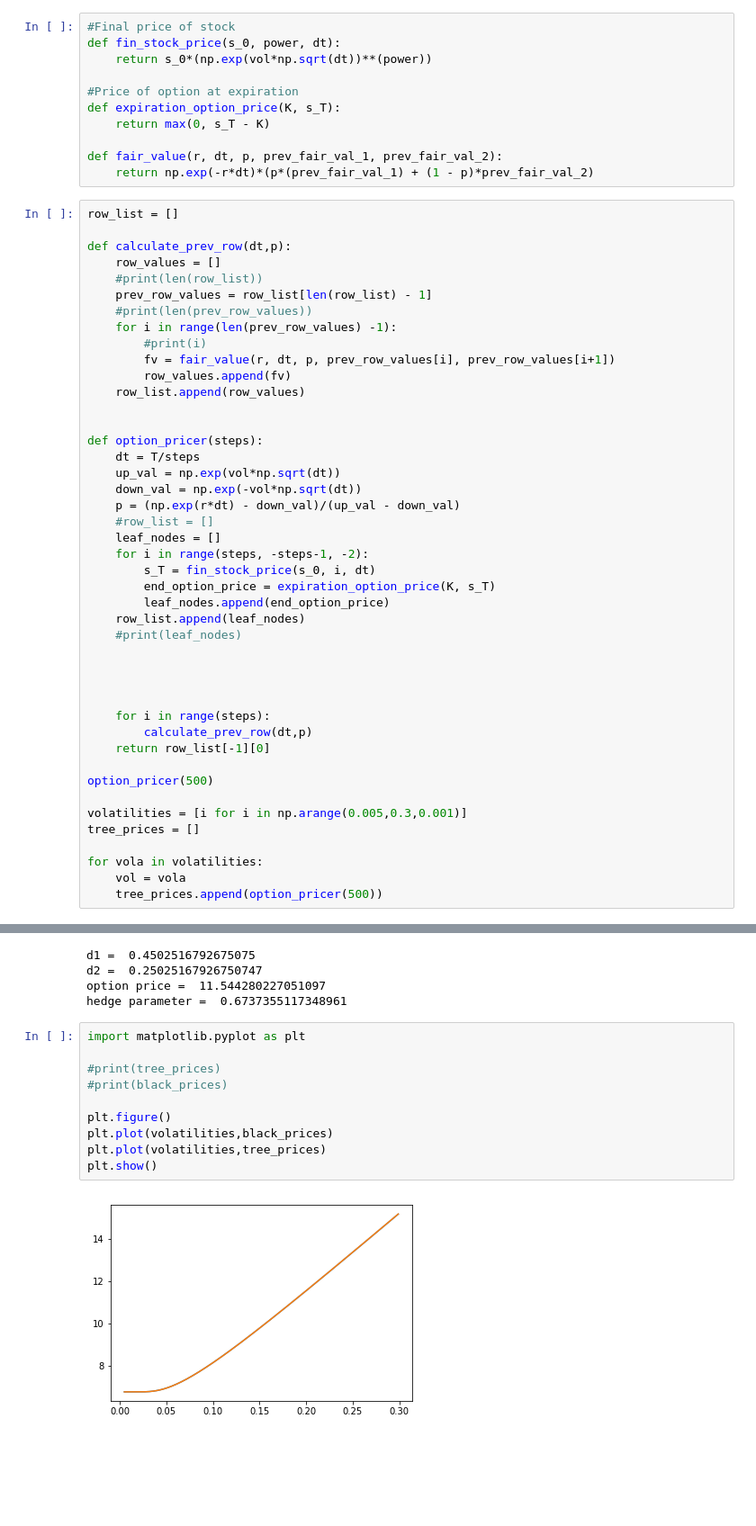
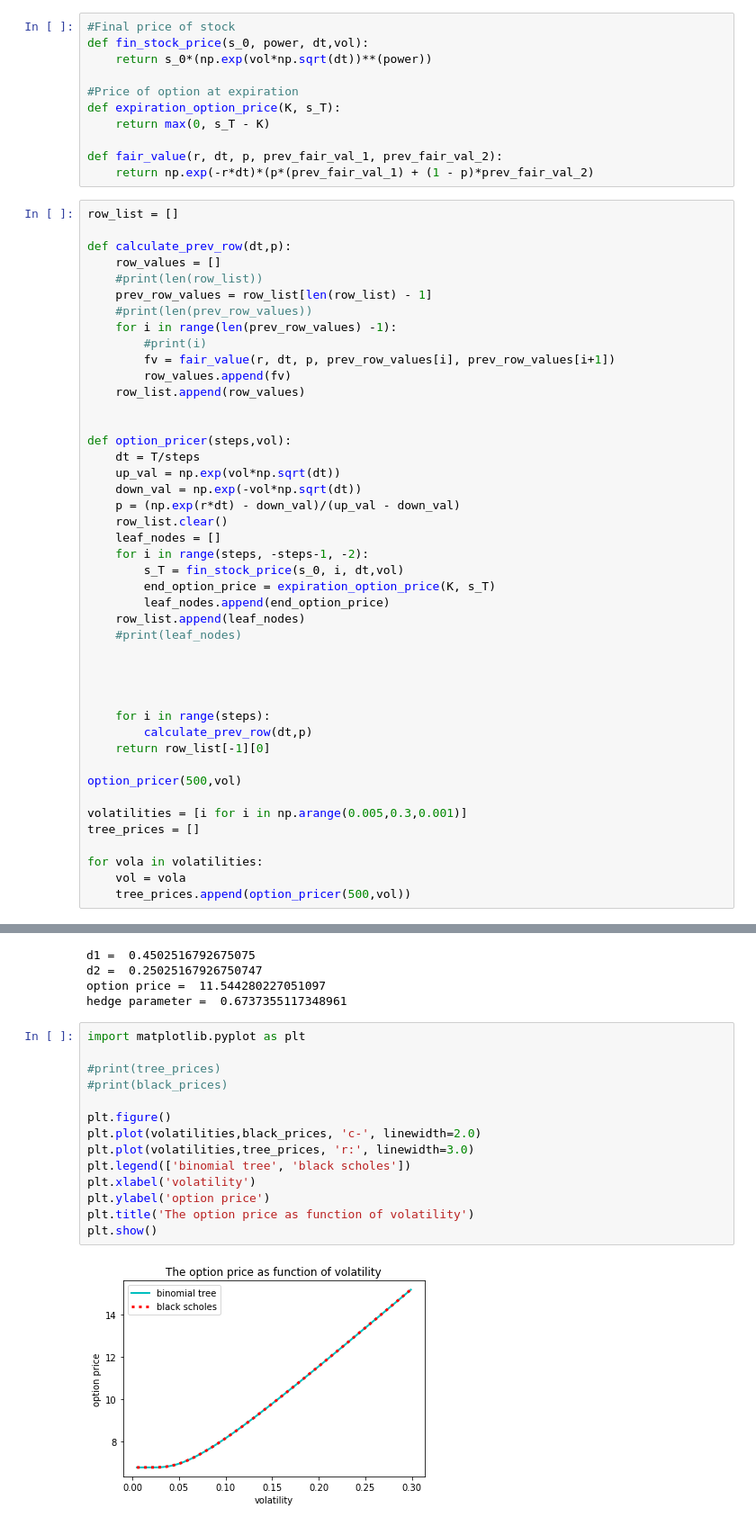
Before and after one commit to nathhje/Computational-Finance, a Jupyter notebook: assignment1/Experimentation.ipynb, the cells around one changed output, grey strips where cells are left out. Shown at 90% size. Cells and saved outputs as stored; diff of their text form; blank space fills up the shorter version.

```diff
--- a/assignment1/Experimentation.ipynb
+++ b/assignment1/Experimentation.ipynb
@@ -18,7 +18,7 @@ r = 0.06
 T = 1
 # %%
 #Final price of stock
-def fin_stock_price(s_0, power, dt):
+def fin_stock_price(s_0, power, dt,vol):
     return s_0*(np.exp(vol*np.sqrt(dt))**(power))
 
 #Price of option at expiration
@@ -42,15 +42,15 @@ def calculate_prev_row(dt,p):
     row_list.append(row_values)
 
 
-def option_pricer(steps):
+def option_pricer(steps,vol):
     dt = T/steps
     up_val = np.exp(vol*np.sqrt(dt))
     down_val = np.exp(-vol*np.sqrt(dt))
     p = (np.exp(r*dt) - down_val)/(up_val - down_val)
-    #row_list = []
+    row_list.clear()
     leaf_nodes = []
     for i in range(steps, -steps-1, -2):
-        s_T = fin_stock_price(s_0, i, dt)
+        s_T = fin_stock_price(s_0, i, dt,vol)
         end_option_price = expiration_option_price(K, s_T)
         leaf_nodes.append(end_option_price)
     row_list.append(leaf_nodes)
@@ -63,11 +63,11 @@ def option_pricer(steps):
         calculate_prev_row(dt,p)
     return row_list[-1][0]
 
-option_pricer(500)
+option_pricer(500,vol)
 
 volatilities = [i for i in np.arange(0.005,0.3,0.001)]
 tree_prices = []
 
 for vola in volatilities:
     vol = vola
-    tree_prices.append(option_pricer(500))
+    tree_prices.append(option_pricer(500,vol))
@@ -134,12 +132,16 @@ hedge parameter =  0.6737355117348961
 # %%
 import matplotlib.pyplot as plt
 
 #print(tree_prices)
 #print(black_prices)
 
 plt.figure()
-plt.plot(volatilities,black_prices)
-plt.plot(volatilities,tree_prices)
+plt.plot(volatilities,black_prices, 'c-', linewidth=2.0)
+plt.plot(volatilities,tree_prices, 'r:', linewidth=3.0)
+plt.legend(['binomial tree', 'black scholes'])
+plt.xlabel('volatility')
+plt.ylabel('option price')
+plt.title('The option price as function of volatility')
 plt.show()
 # %% [output]
-[figure, old version]
+[figure, new version]
```
Also changed, not shown: parts of 3 cells of this notebook.
